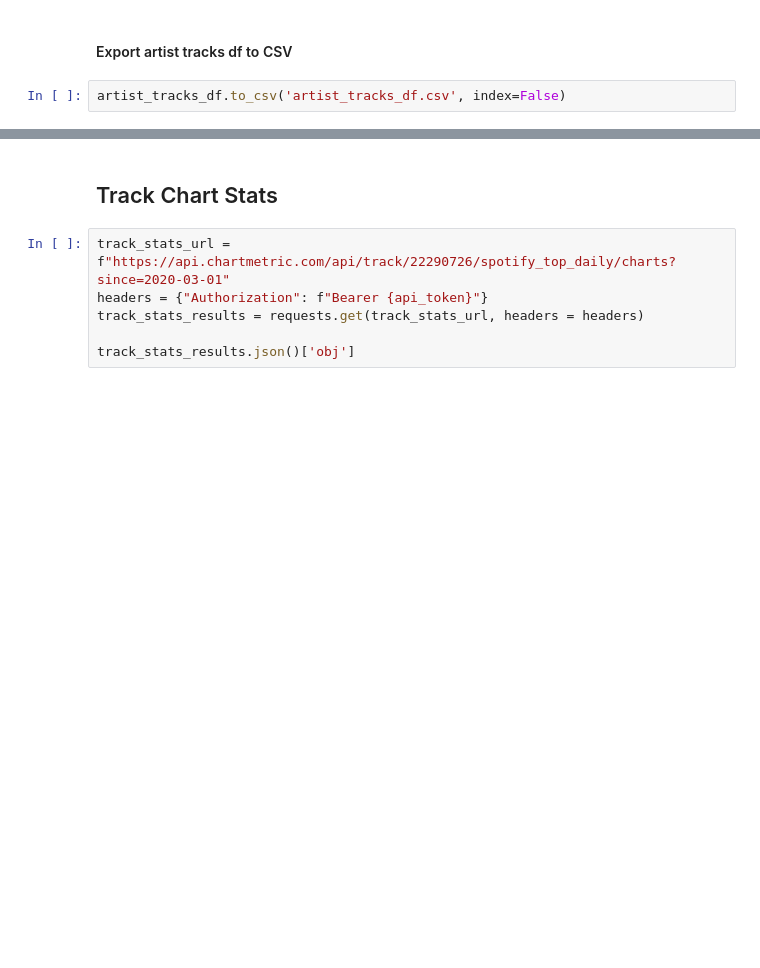
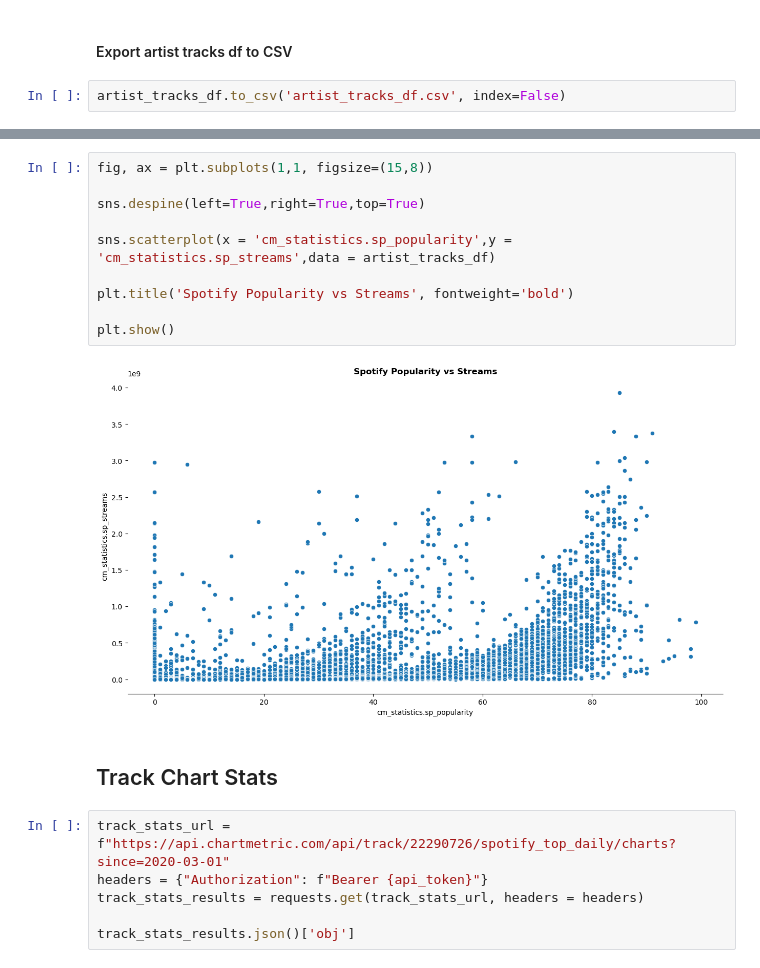
Before and after one commit to dannygallardo/PredictingHitSongsML, a Jupyter notebook: Final - Alisha - Nico - Consolidate And CleanUp Data For ML-wVisuals.ipynb, the cells around one changed output, grey strips where cells are left out. Drawn from its saved outputs; the diff is of its cells as text; blank space fills up the shorter version.

```diff
--- a/Final - Alisha - Nico - Consolidate And CleanUp Data For ML-wVisuals.ipynb
+++ b/Final - Alisha - Nico - Consolidate And CleanUp Data For ML-wVisuals.ipynb
@@ -325,3 +382,15 @@ artist_tracks_df.to_csv('artist_tracks_df.csv', index=False)
+# %%
+fig, ax = plt.subplots(1,1, figsize=(15,8))
+
+sns.despine(left=True,right=True,top=True)
+
+sns.scatterplot(x = 'cm_statistics.sp_popularity',y = 'cm_statistics.sp_streams',data = artist_tracks_df)
+
+plt.title('Spotify Popularity vs Streams', fontweight='bold')
+
+plt.show()
+# %% [output]
+[figure, added]
 # %% [markdown]
 ## Track Chart Stats
 # %%
```
Also changed, not shown: parts of 5 cells of this notebook.
